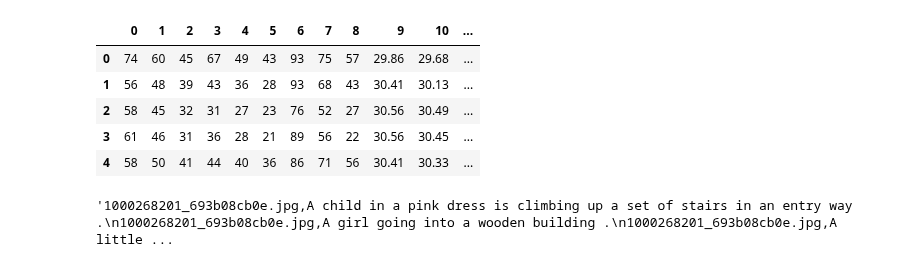
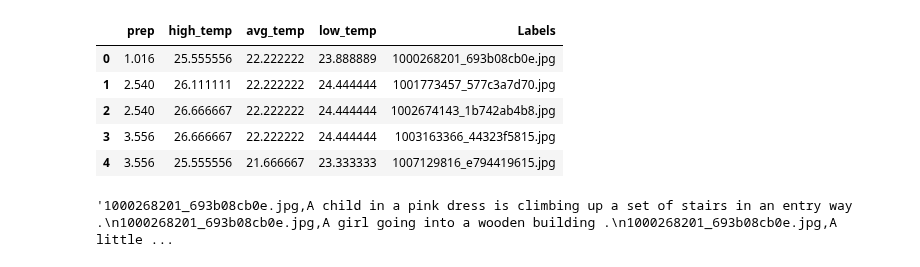
Before and after one commit to yamikaniphiri/image_captioning_exapmple, a Jupyter notebook: TF/test_weather_captioning.ipynb, the cells around one changed output. Saved outputs shown, nothing was run; the diff lists cells and outputs as text; code cells hidden in the pictures.

```diff
--- a/TF/test_weather_captioning.ipynb
+++ b/TF/test_weather_captioning.ipynb
@@ -34,17 +36,17 @@ BASE_DIR = './weather_Dataset'
 WORKING_DIR = './'
 # %%
 
-Weather_data = pd.read_csv('./Weather_Dataset/climate_data_with_serials.csv')
-Weather_data = Weather_data.drop('Unnamed: 0', axis=1)
+Weather_data = pd.read_csv('./Weather_Dataset/rain_temp_data.csv')
+# Weather_data = Weather_data.drop('Unnamed: 0', axis=1)
 # Weather_data = Weather_data.drop('0', axis=1)
 Weather_data.head()
 # %% [output]
-|  | 0 | 1 | 2 | 3 | 4 | 5 | 6 | 7 | 8 | 9 | 10 | ... |
-| 0 | 74 | 60 | 45 | 67 | 49 | 43 | 93 | 75 | 57 | 29.86 | 29.68 | ... |
-| 1 | 56 | 48 | 39 | 43 | 36 | 28 | 93 | 68 | 43 | 30.41 | 30.13 | ... |
-| 2 | 58 | 45 | 32 | 31 | 27 | 23 | 76 | 52 | 27 | 30.56 | 30.49 | ... |
-| 3 | 61 | 46 | 31 | 36 | 28 | 21 | 89 | 56 | 22 | 30.56 | 30.45 | ... |
-| 4 | 58 | 50 | 41 | 44 | 40 | 36 | 86 | 71 | 56 | 30.41 | 30.33 | ... |
+|  | prep | high_temp | avg_temp | low_temp | Labels |
+| 0 | 1.016 | 25.555556 | 22.222222 | 23.888889 | 1000268201_693b08cb0e.jpg |
+| 1 | 2.540 | 26.111111 | 22.222222 | 24.444444 | 1001773457_577c3a7d70.jpg |
+| 2 | 2.540 | 26.666667 | 22.222222 | 24.444444 | 1002674143_1b742ab4b8.jpg |
+| 3 | 3.556 | 26.666667 | 22.222222 | 24.444444 | 1003163366_44323f5815.jpg |
+| 4 | 3.556 | 25.555556 | 21.666667 | 23.333333 | 1007129816_e794419615.jpg |
 # %%
 with open(os.path.join(BASE_DIR, 'captions.csv'), 'r') as f:
     next(f)
```
Also changed, not shown: parts of 10 cells of this notebook, 5 other files.
